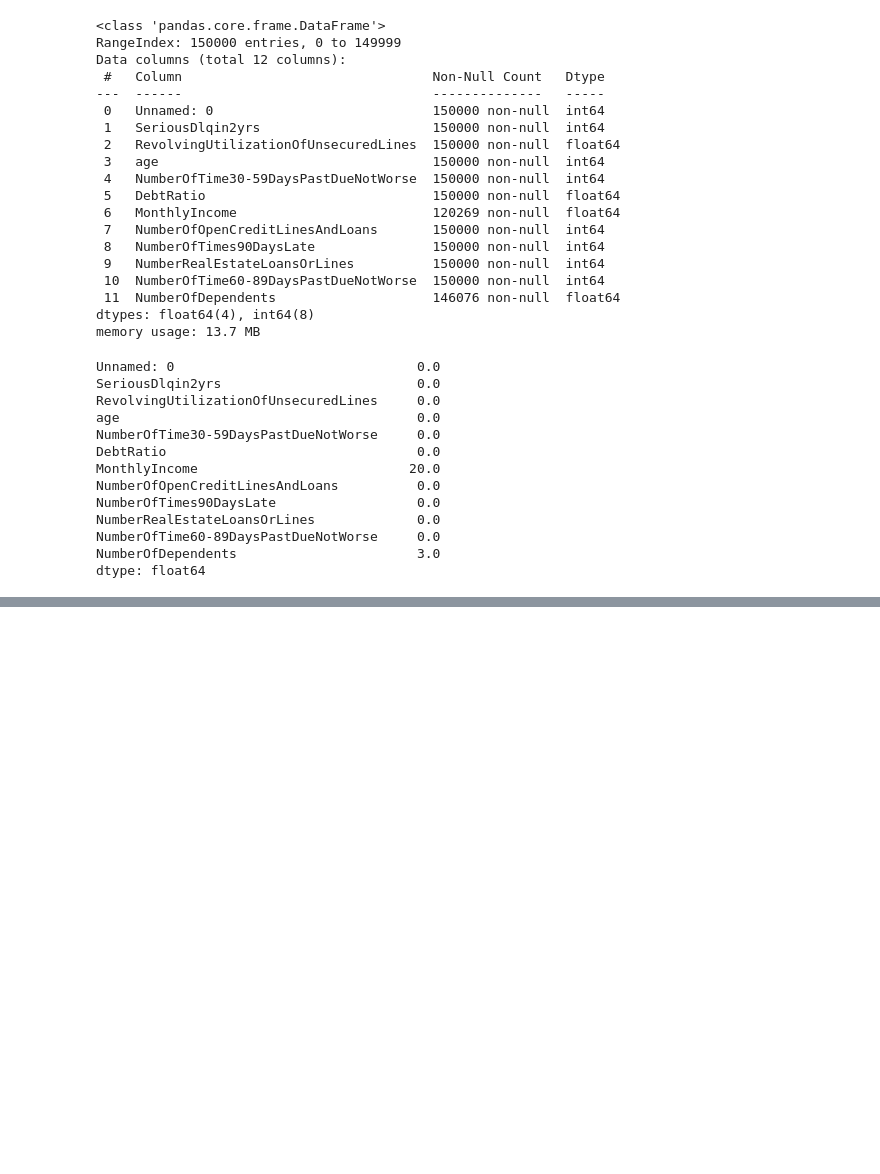
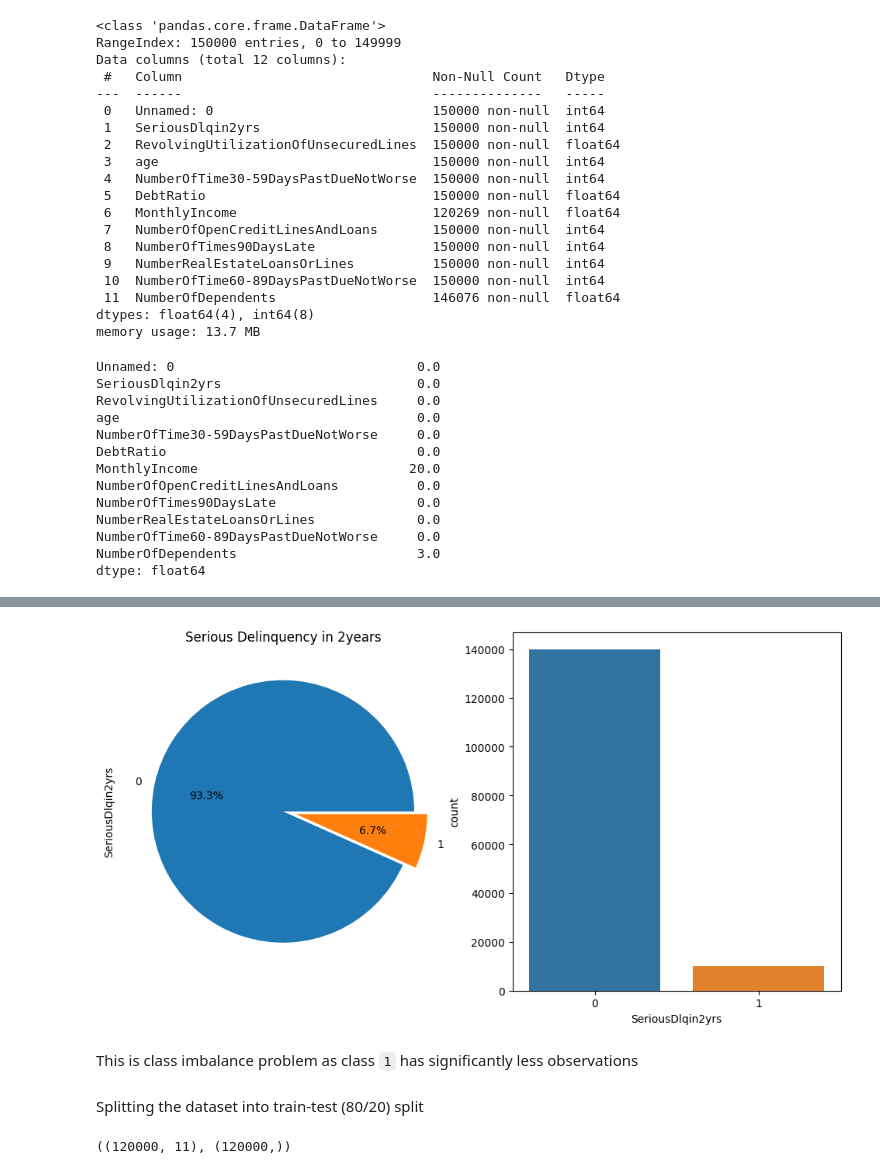
Before and after one commit to sk-aili/applied-machine-learning, a Jupyter notebook: lib/EDA.ipynb, the cells around one changed output, grey strips where cells are left out. Drawn from its saved outputs; the diff is of its cells as text; code cells hidden in the pictures; blank space fills up the shorter version.

Commit message:
Updated univariate analysis

```diff
--- a/lib/EDA.ipynb
+++ b/lib/EDA.ipynb
@@ -21,7 +57,7 @@ pd.set_option('display.max_rows', None)
 * **Describe dataset**
 # %%
 # Reading the training dataset
-df = pd.read_csv('../input/cs-training.csv')
+df = pd.read_csv('/content/cs-training.csv')
 # %%
 # (No.of rows, No.of columns)
 df.shape
@@ -82,0 +122,3 @@ df.head()
+# %%
+# rename the first column
+df.rename(columns = {'Unnamed: 0': 'CustomerID'}, inplace=True)
@@ -82,0 +153,13 @@ df.head()
+# %%
+# Plot the analysis so far
+fig, axes = plt.subplots(1, 2, figsize=(12, 6))
+df['SeriousDlqin2yrs'].value_counts().plot.pie(explode=[0, 0.1], autopct='%1.1f%%', ax = axes[0])
+axes[0].set_title('Serious Delinquency in 2years')
+sns.countplot(x='SeriousDlqin2yrs', data=df, ax=axes[1])
+plt.show()
+# %% [output]
+[figure, added]
+# %% [markdown]
+This is class imbalance problem as class `1` has significantly less observations
+# %% [markdown]
+Splitting the dataset into train-test (80/20) split
@@ -82,0 +171,5 @@ df.head()
+# %%
+# Training dataset shape
+X_train.shape, y_train.shape
+# %% [output]
+((120000, 11), (120000,))
```
Also changed, not shown: parts of 31 cells of this notebook.
